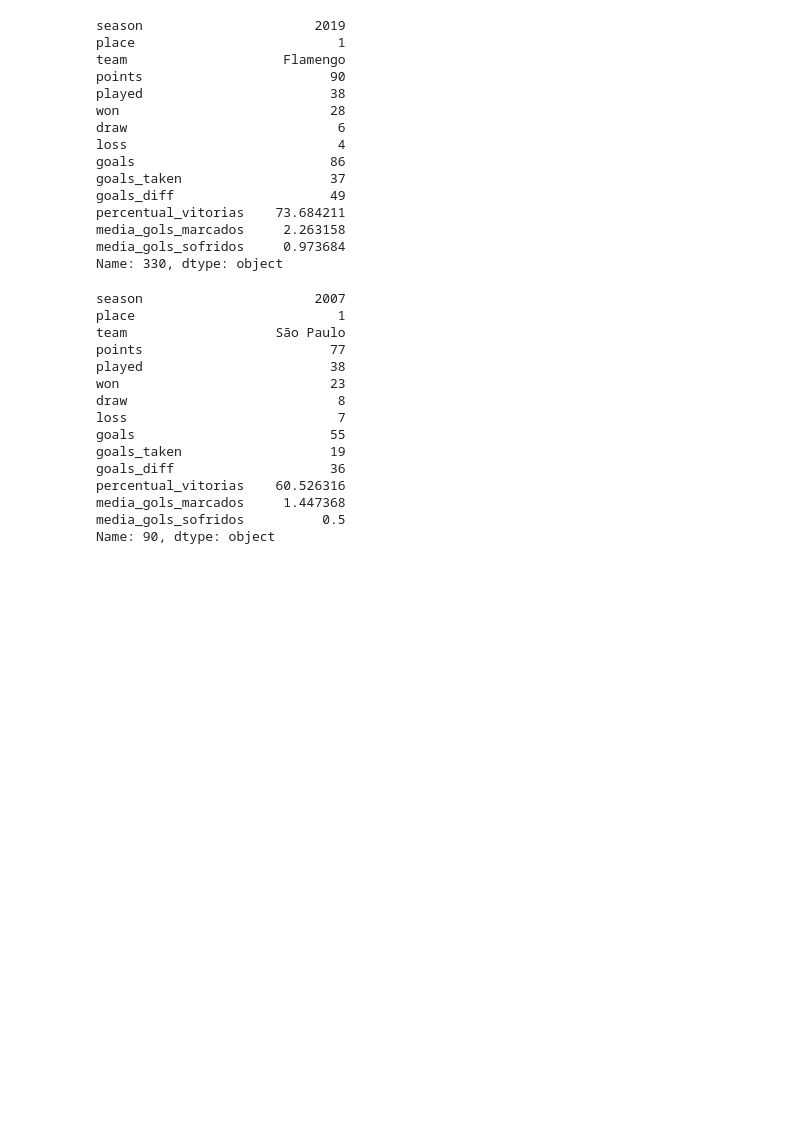
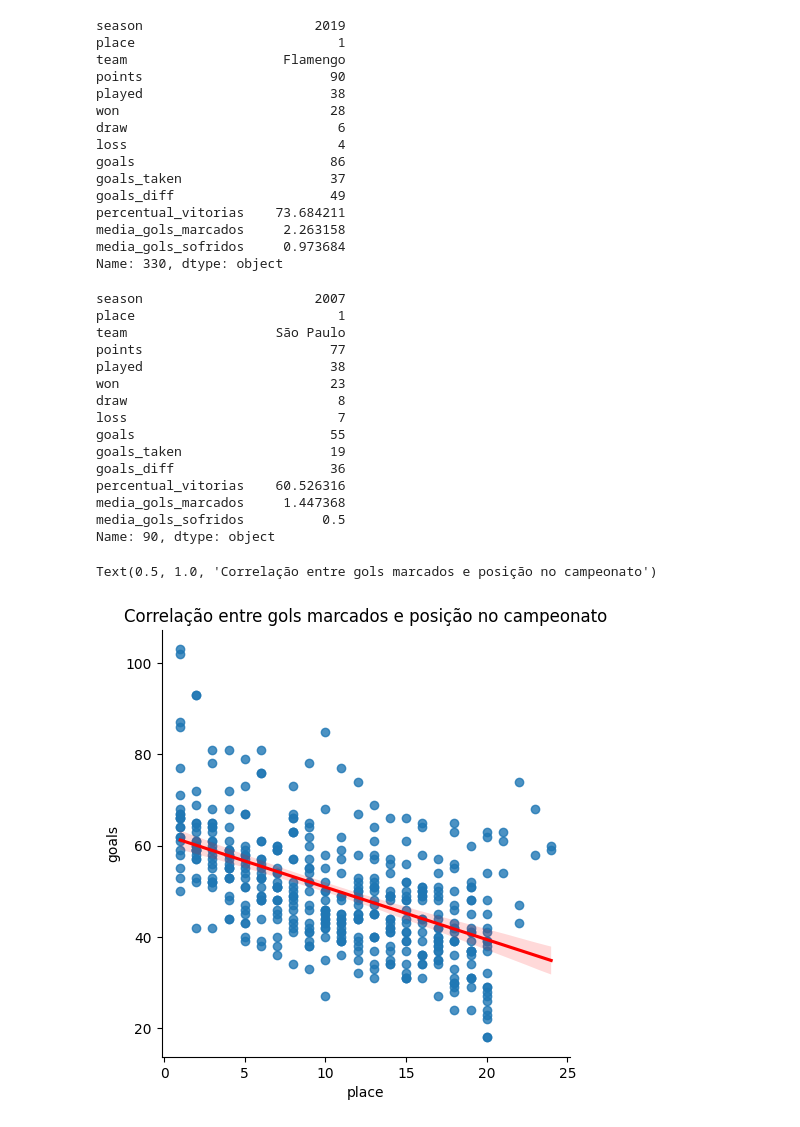
Before and after one commit to diegocosta1612/Brazilian-league-data-analysis, a Jupyter notebook: analise brasileirão.ipynb, the cells around one changed output. Saved outputs shown, nothing was run; the diff lists cells and outputs as text; code cells hidden in the pictures; blank space fills up the shorter version.

Commit message:
Aditional graphical analisys
Enhanced report with visual elements for better understanding of the Brazilian League data.

```diff
--- a/analise brasileirão.ipynb
+++ b/analise brasileirão.ipynb
@@ -177,3 +177,9 @@ percentual_vitorias    60.526316
 media_gols_marcados     1.447368
 media_gols_sofridos          0.5
 Name: 90, dtype: object
+# %%
+sns.lmplot(data = df, y="goals", x="place", line_kws={"color":"red"})
+plt.title("Correlação entre gols marcados e posição no campeonato")
+# %% [output]
+Text(0.5, 1.0, 'Correlação entre gols marcados e posição no campeonato')
+[figure, added]
```
Also changed, not shown: parts of 4 cells of this notebook.
